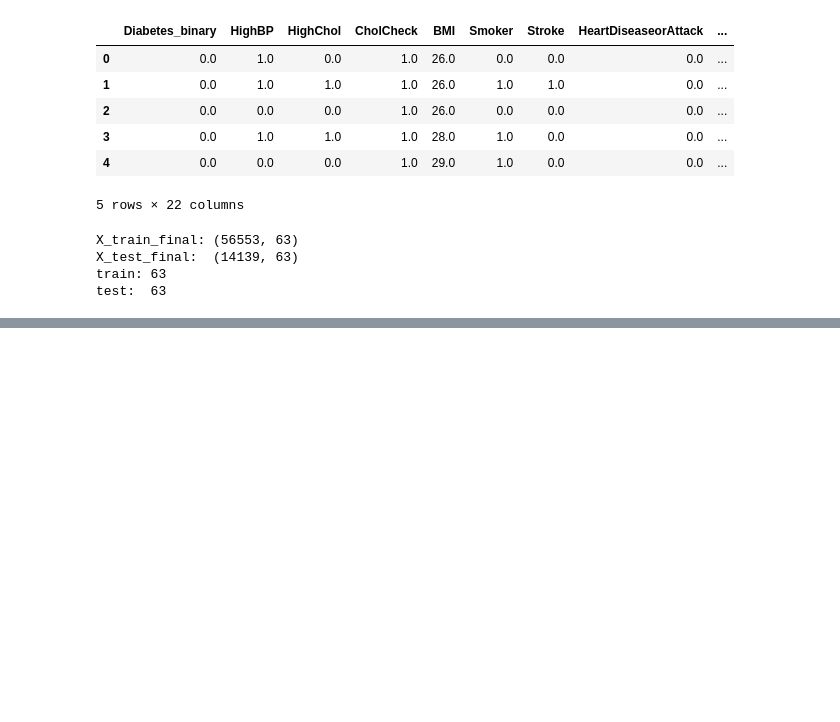
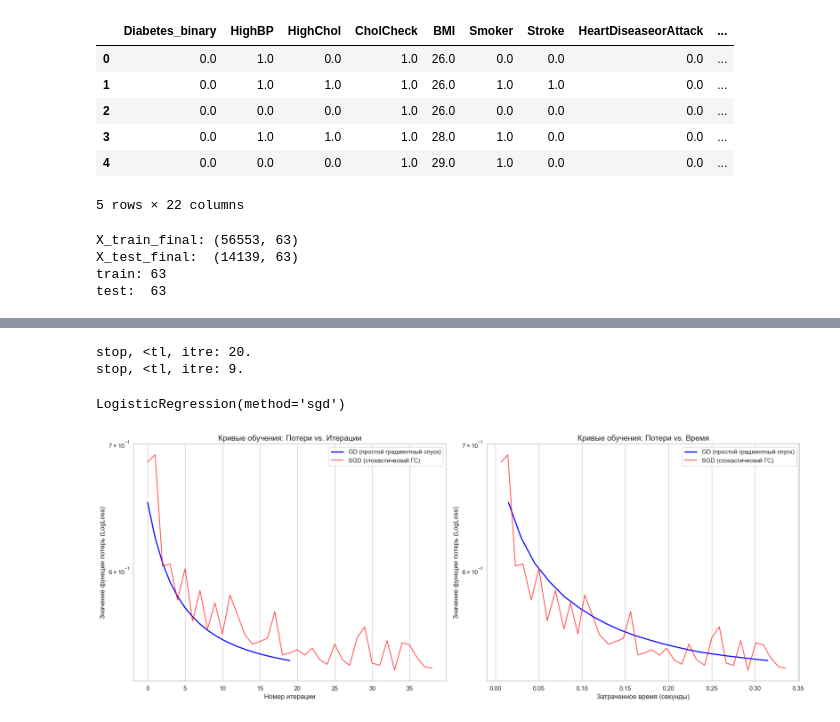
Before and after one commit to IvanNikulichev/log_regressor, a Jupyter notebook: log_reg.ipynb, the cells around one changed output, grey strips where cells are left out. Saved outputs shown, nothing was run; the diff lists cells and outputs as text; code cells hidden in the pictures; blank space fills up the shorter version.

```diff
--- a/log_reg.ipynb
+++ b/log_reg.ipynb
@@ -445,3 +407,14 @@ X_train_final: (56553, 63)
 X_test_final:  (14139, 63)
 train: 63
 test:  63
+# %%
+from sklearn.preprocessing import StandardScaler
+numerical_cols = [c for c in X_train.columns if c not in cat_cols]
+X_train = X_train_final.copy()
+X_test = X_test_final.copy()
+scaler = StandardScaler()
+
+X_train[numerical_cols] = scaler.fit_transform(X_train_final[numerical_cols])
+X_test[numerical_cols] = scaler.transform(X_test_final[numerical_cols])
+
+print(X_train.head())
@@ -447,0 +439,39 @@ test:  63
+# %%
+model_gd = LogisticRegression(method="gd")
+model_gd.fit(X_train, Y_train)
+
+model_sgd = LogisticRegression(method="sgd")
+model_sgd.fit(X_train, Y_train)
+# %% [output]
+stop, <tl, itre: 20.
+stop, <tl, itre: 9.
+LogisticRegression(method='sgd')
+# %%
+loss_history_gd = [item[0] for item in model_gd.history]
+time_history_gd = [item[1] for item in model_gd.history]
+cumulative_time_gd = np.cumsum(time_history_gd)
+loss_history_sgd = [item[0] for item in model_sgd.history]
+time_history_sgd = [item[1] for item in model_sgd.history]
+cumulative_time_sgd = np.cumsum(time_history_sgd)
+fig, (ax1, ax2) = plt.subplots(1, 2, figsize=(18, 7))
+ax1.plot(loss_history_gd, label='GD (простой градиентный спуск)', color='blue', linewidth=2)
+ax1.plot(loss_history_sgd, label='SGD (стохастический ГС)', color='red', alpha=0.7)
+
+ax1.set_title('Кривые обучения: Потери vs. Итерации', fontsize=14)
+ax1.set_xlabel('Номер итерации', fontsize=12)
+ax1.set_ylabel('Значение функции потерь (LogLoss)', fontsize=12)
+ax1.legend()
+ax1.grid(True)
+ax1.set_yscale('log')
+ax2.plot(cumulative_time_gd, loss_history_gd, label='GD (простой градиентный спуск)', color='blue', linewidth=2)
+ax2.plot(cumulative_time_sgd, loss_history_sgd, label='SGD (стохастический ГС)', color='red', alpha=0.7)
+ax2.set_title('Кривые обучения: Потери vs. Время', fontsize=14)
+ax2.set_xlabel('Затраченное время (секунды)', fontsize=12)
+ax2.set_ylabel('Значение функции потерь (LogLoss)', fontsize=12)
+ax2.legend()
+ax2.grid(True)
+ax2.set_yscale('log')
+plt.tight_layout()
+plt.show()
+# %% [output]
+[figure, added]
```
Also changed, not shown: parts of 13 cells of this notebook.
